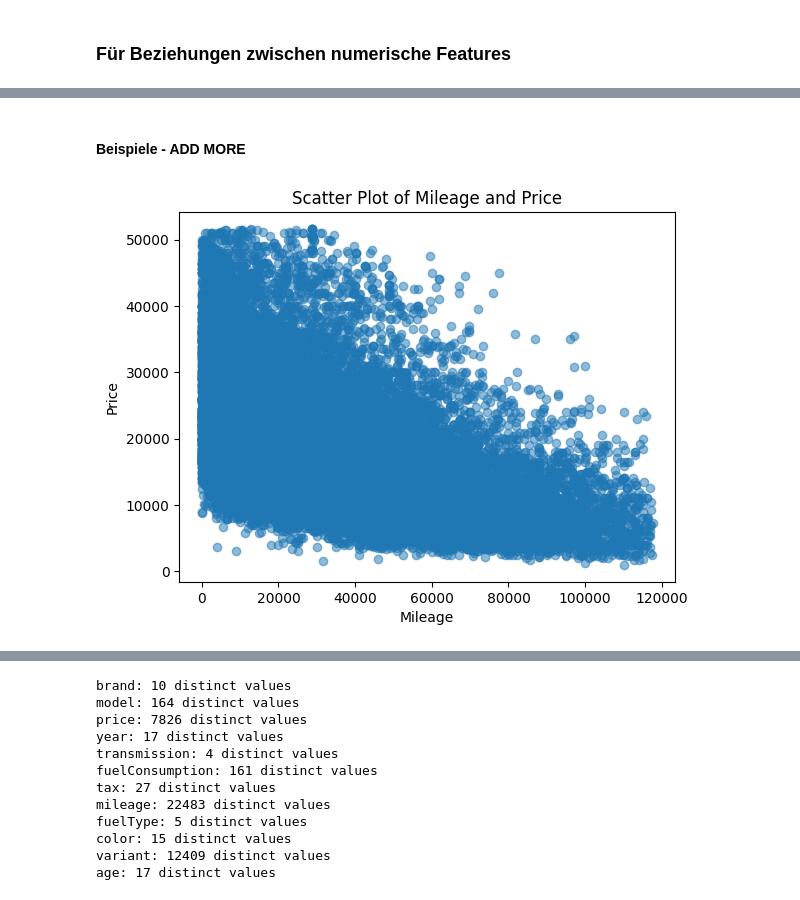
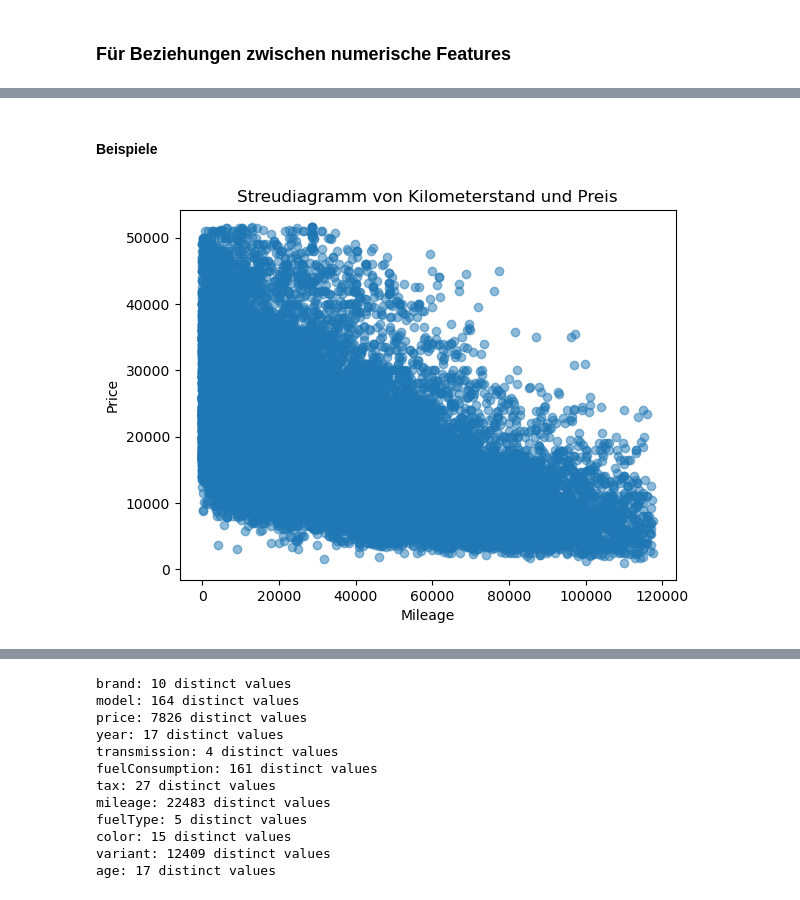
Before and after one commit to aykansandal/MDAProjekt, a Jupyter notebook: scrape copy.ipynb, the cells around one changed output, grey strips where cells are left out. Drawn from its saved outputs; the diff is of its cells as text; code cells hidden in the pictures.

```diff
--- a/scrape copy.ipynb
+++ b/scrape copy.ipynb
@@ -534,10 +506,10 @@ plt.show()
 # %% [markdown]
-#### Beispiele - ADD MORE
+#### Beispiele
 # %%
 plt.scatter(x=df['mileage'], y=df['price'], alpha=0.5)
-plt.title('Scatter Plot of Mileage and Price')
+plt.title('Streudiagramm von Kilometerstand und Preis')
 plt.xlabel('Mileage')
 plt.ylabel('Price')
 plt.show()
 # %% [output]
-[figure, old version]
+[figure, new version]
```
Also changed, not shown: parts of 54 cells of this notebook.
